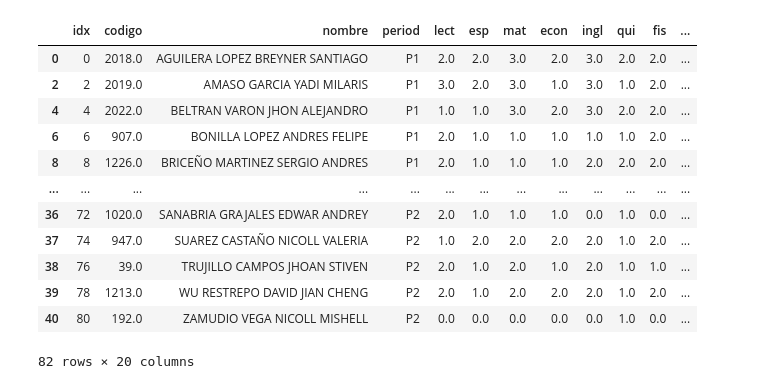
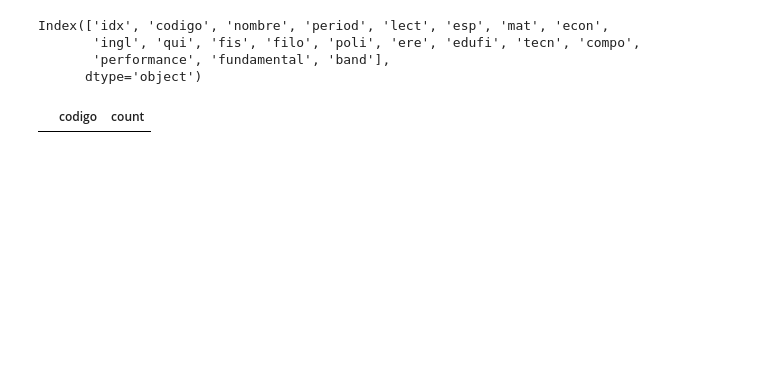
Before and after one commit to marlon-cooh/salesIAn, a Jupyter notebook: testing_data_reading.ipynb, the cells around one changed output. Cells and saved outputs as stored; diff of their text form; code cells hidden in the pictures; blank space fills up the shorter version.

```diff
--- a/testing_data_reading.ipynb
+++ b/testing_data_reading.ipynb
@@ -35,16 +3,9 @@ df_10_1 = df_to_model(input_dfs=[df_10_1_p1, df_10_1_p2])
-# %%
-df_10_1
-# %% [output]
-|  | idx | codigo | nombre | period | lect | esp | mat | econ | ingl | qui | fis | ... |
-| 0 | 0 | 2018.0 | AGUILERA LOPEZ BREYNER SANTIAGO | P1 | 2.0 | 2.0 | 3.0 | 2.0 | 3.0 | 2.0 | 2.0 | ... |
-| 2 | 2 | 2019.0 | AMASO GARCIA YADI MILARIS | P1 | 3.0 | 2.0 | 3.0 | 1.0 | 3.0 | 1.0 | 2.0 | ... |
-| 4 | 4 | 2022.0 | BELTRAN VARON JHON ALEJANDRO | P1 | 1.0 | 1.0 | 3.0 | 2.0 | 3.0 | 2.0 | 2.0 | ... |
-| 6 | 6 | 907.0 | BONILLA LOPEZ ANDRES FELIPE | P1 | 2.0 | 1.0 | 1.0 | 1.0 | 1.0 | 1.0 | 2.0 | ... |
-| 8 | 8 | 1226.0 | BRICEÑO MARTINEZ SERGIO ANDRES | P1 | 2.0 | 1.0 | 1.0 | 1.0 | 2.0 | 2.0 | 2.0 | ... |
-| ... | ... | ... | ... | ... | ... | ... | ... | ... | ... | ... | ... | ... |
-| 36 | 72 | 1020.0 | SANABRIA GRAJALES EDWAR ANDREY | P2 | 2.0 | 1.0 | 1.0 | 1.0 | 0.0 | 1.0 | 0.0 | ... |
-| 37 | 74 | 947.0 | SUAREZ CASTAÑO NICOLL VALERIA | P2 | 1.0 | 2.0 | 2.0 | 2.0 | 2.0 | 1.0 | 2.0 | ... |
-| 38 | 76 | 39.0 | TRUJILLO CAMPOS JHOAN STIVEN | P2 | 2.0 | 1.0 | 2.0 | 1.0 | 2.0 | 1.0 | 1.0 | ... |
-| 39 | 78 | 1213.0 | WU RESTREPO DAVID JIAN CHENG | P2 | 2.0 | 1.0 | 2.0 | 2.0 | 2.0 | 1.0 | 2.0 | ... |
-| 40 | 80 | 192.0 | ZAMUDIO VEGA NICOLL MISHELL | P2 | 0.0 | 0.0 | 0.0 | 0.0 | 0.0 | 1.0 | 0.0 | ... |
-82 rows × 20 columns
+# %%
+df = pd.read_parquet('grade_summary.parquet')
+# %%
+df.columns
+# %% [output]
+Index(['idx', 'codigo', 'nombre', 'period', 'lect', 'esp', 'mat', 'econ',
+       'ingl', 'qui', 'fis', 'filo', 'poli', 'ere', 'edufi', 'tecn', 'compo',
+       'performance', 'fundamental', 'band'],
+      dtype='object')
@@ -50,0 +22,16 @@ df_10_1
+# %%
+student_base = df[
+    [
+        'codigo', #id
+        'nombre', #name
+        #age,
+        #social_data,
+        'band', #overall
+        'fundamental', #fundamental
+        'compo'
+    ]
+].reset_index().drop(columns=['index'])
+# %%
+student_base.codigo.value_counts().reset_index()[student_base.codigo.value_counts().reset_index()['count'] > 2]
+# %% [output]
+|  | codigo | count |
```
Also changed, not shown: parts of 12 cells of this notebook, 5 other files.
